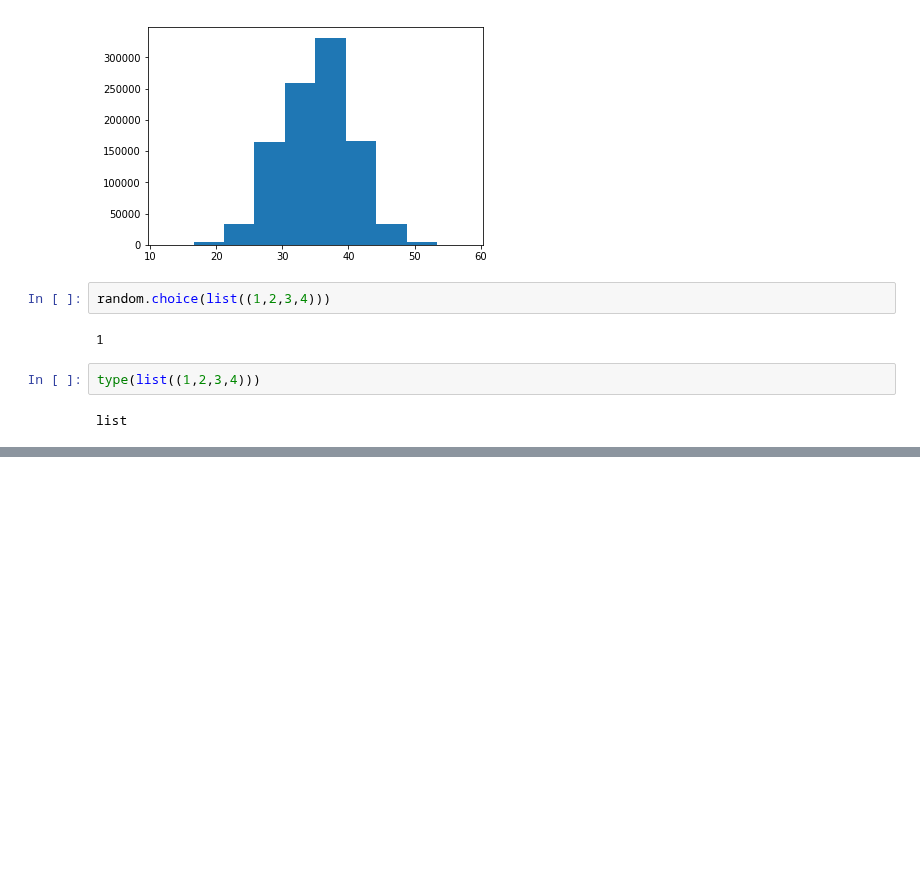
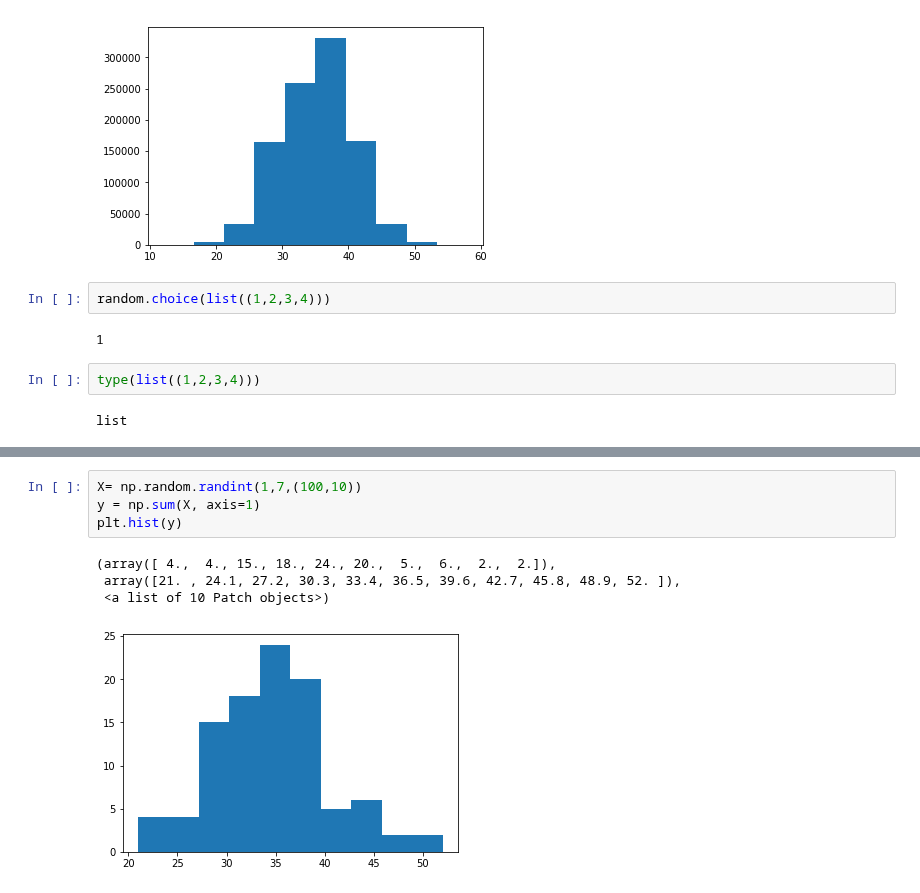
Before and after one commit to udaytak/Edx_PythonForResearch, a Jupyter notebook: CW2.ipynb, the cells around one changed output, grey strips where cells are left out. Drawn from its saved outputs; the diff is of its cells as text; blank space fills up the shorter version.

```diff
--- a/CW2.ipynb
+++ b/CW2.ipynb
@@ -1400,0 +1523,9 @@ list
+# %%
+X= np.random.randint(1,7,(100,10))
+y = np.sum(X, axis=1)
+plt.hist(y)
+# %% [output]
+(array([ 4.,  4., 15., 18., 24., 20.,  5.,  6.,  2.,  2.]),
+ array([21. , 24.1, 27.2, 30.3, 33.4, 36.5, 39.6, 42.7, 45.8, 48.9, 52. ]),
+ <a list of 10 Patch objects>)
+[figure, added]
```
Also changed, not shown: parts of 34 cells of this notebook.
